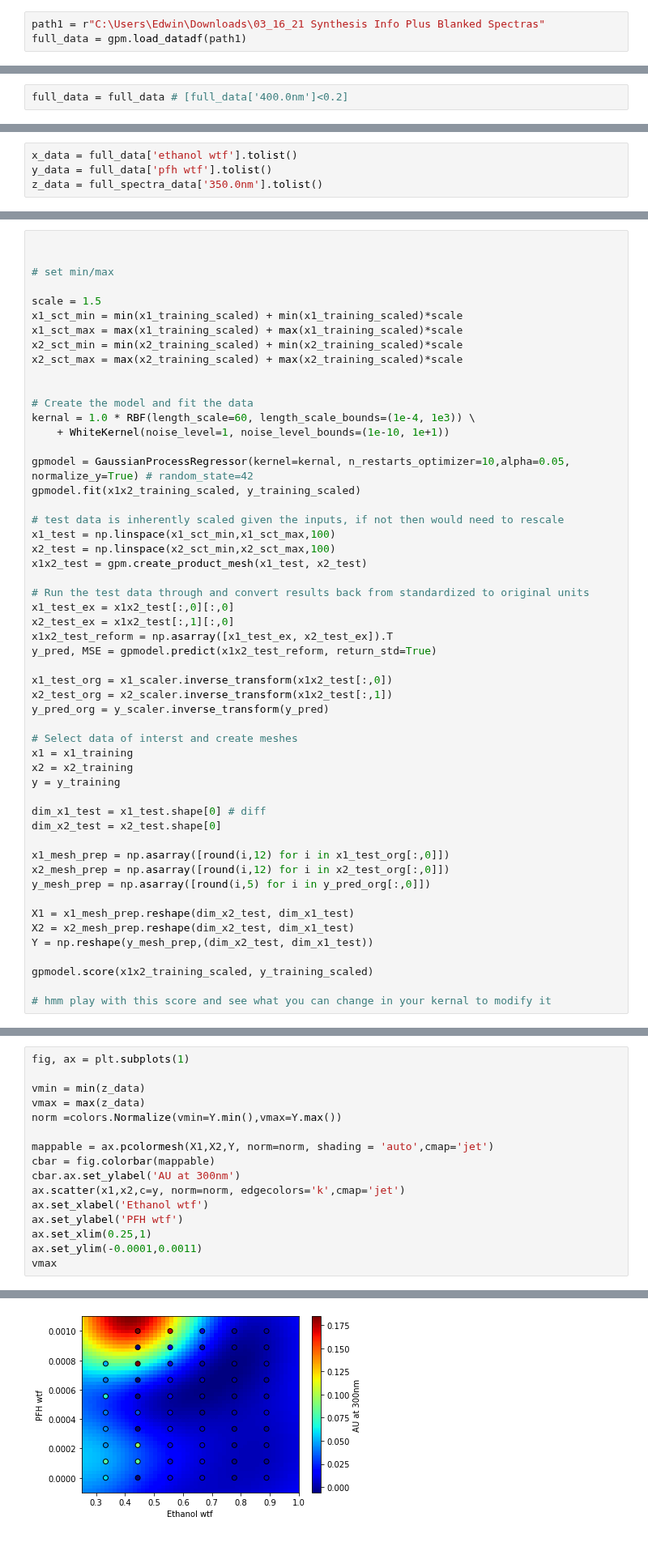
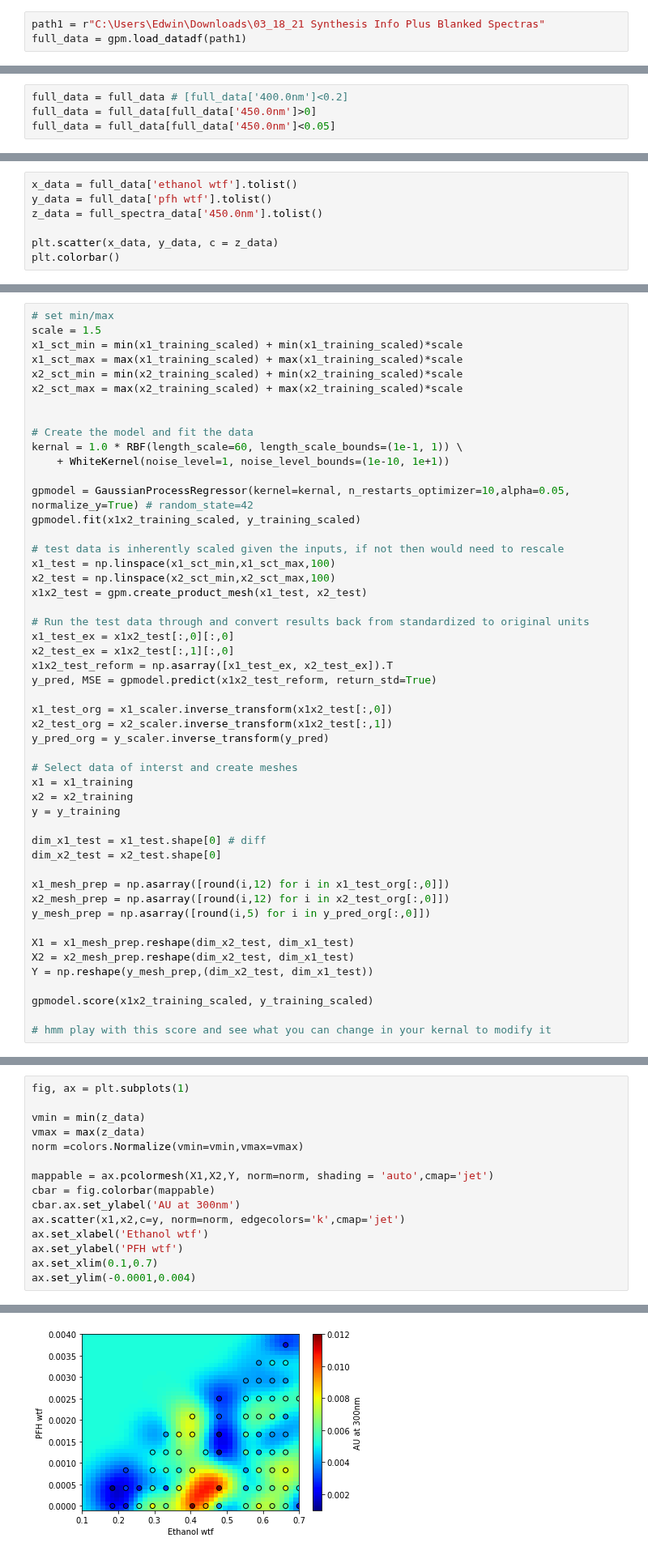
Before and after one commit to pozzo-research-group/OT2-DOE, a Jupyter notebook: PlanPrepareProcess/GP Regression.ipynb, the cells around one changed output, grey strips where cells are left out. Shown at 81% size. Cells and saved outputs as stored; diff of their text form.

```diff
--- a/PlanPrepareProcess/GP Regression.ipynb
+++ b/PlanPrepareProcess/GP Regression.ipynb
@@ -10,12 +10,14 @@ import matplotlib.colors as colors
 # %% [markdown]
 # Step 1: Load Data Providing Path
 # %%
-path1 = r"C:\Users\Edwin\Downloads\03_16_21 Synthesis Info Plus Blanked Spectras"
+path1 = r"C:\Users\Edwin\Downloads\03_18_21 Synthesis Info Plus Blanked Spectras"
 full_data = gpm.load_datadf(path1)
 # %% [markdown]
 # Step 2: Apply any filters due to errors (i.e. foaming or other notable observation)
 # %%
 full_data = full_data # [full_data['400.0nm']<0.2]
+full_data = full_data[full_data['450.0nm']>0]
+full_data = full_data[full_data['450.0nm']<0.05]
 # %% [markdown]
 # Step 3: Extract Spectras
 # %%
@@ -41,4 +43,7 @@ full_spectra_data = full_spectra_data.round(3)
 # %%
 x_data = full_data['ethanol wtf'].tolist()
 y_data = full_data['pfh wtf'].tolist()
-z_data = full_spectra_data['350.0nm'].tolist()
+z_data = full_spectra_data['450.0nm'].tolist()
+
+plt.scatter(x_data, y_data, c = z_data)
+plt.colorbar()
@@ -53,10 +61,7 @@ x2_training_scaled, x2_scaler = gpm.standardize_training(x2_training)
 y_training_scaled, y_scaler = gpm.standardize_training(y_training)
 x1x2_training_scaled = np.asarray([x1_training_scaled[:,0], x2_training_scaled[:,0]]).T
 # %%
-
-
 # set min/max
-
 scale = 1.5
 x1_sct_min = min(x1_training_scaled) + min(x1_training_scaled)*scale
 x1_sct_max = max(x1_training_scaled) + max(x1_training_scaled)*scale
@@ -65,7 +70,7 @@ x2_sct_max = max(x2_training_scaled) + max(x2_training_scaled)*scale
 
 
 # Create the model and fit the data
-kernal = 1.0 * RBF(length_scale=60, length_scale_bounds=(1e-4, 1e3)) \
+kernal = 1.0 * RBF(length_scale=60, length_scale_bounds=(1e-1, 1)) \
     + WhiteKernel(noise_level=1, noise_level_bounds=(1e-10, 1e+1))
 
 gpmodel = GaussianProcessRegressor(kernel=kernal, n_restarts_optimizer=10,alpha=0.05, normalize_y=True) # random_state=42
@@ -112,7 +117,7 @@ fig, ax = plt.subplots(1)
 
 vmin = min(z_data)
 vmax = max(z_data)
-norm =colors.Normalize(vmin=Y.min(),vmax=Y.max())
+norm =colors.Normalize(vmin=vmin,vmax=vmax)
 
 mappable = ax.pcolormesh(X1,X2,Y, norm=norm, shading = 'auto',cmap='jet')
 cbar = fig.colorbar(mappable)
@@ -120,7 +125,6 @@ cbar.ax.set_ylabel('AU at 300nm')
 ax.scatter(x1,x2,c=y, norm=norm, edgecolors='k',cmap='jet')
 ax.set_xlabel('Ethanol wtf')
 ax.set_ylabel('PFH wtf')
-ax.set_xlim(0.25,1)
-ax.set_ylim(-0.0001,0.0011)
-vmax
+ax.set_xlim(0.1,0.7)
+ax.set_ylim(-0.0001,0.004)
 # %% [output]
@@ -128,4 +132,4 @@ vmax
-[figure, old version]
+[figure, new version]
 # %%
 max(y_training)
 # %% [output]
```
Also changed, not shown: parts of 4 cells of this notebook, 7 other files.
